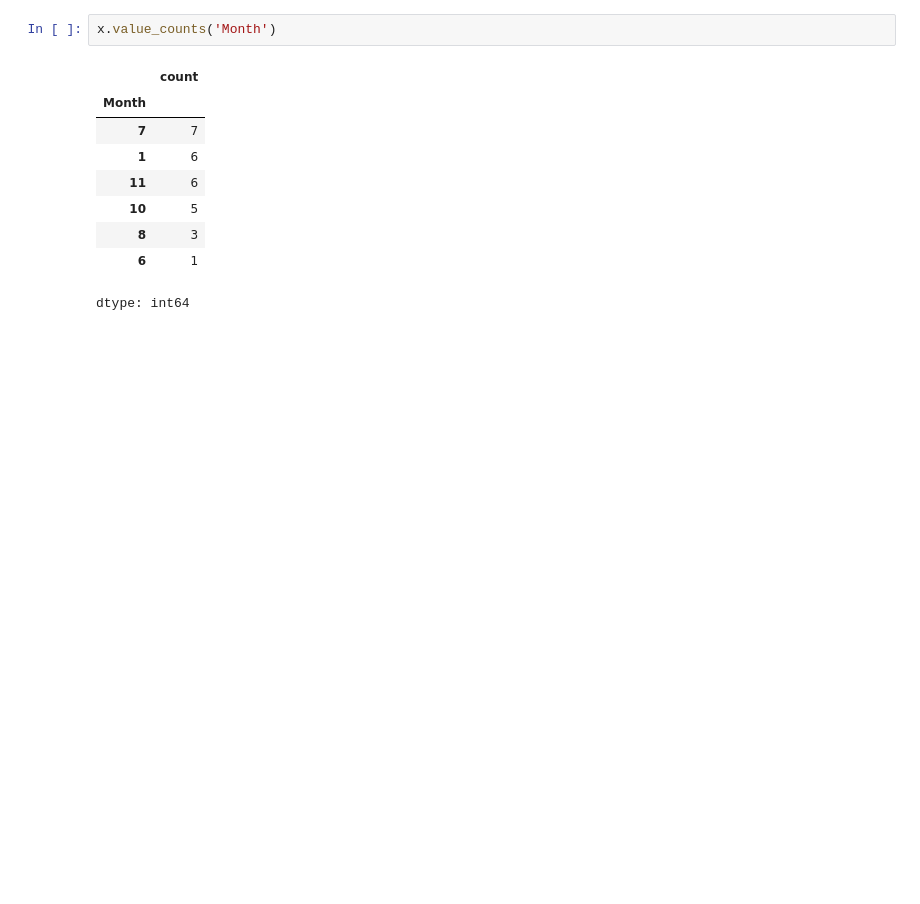
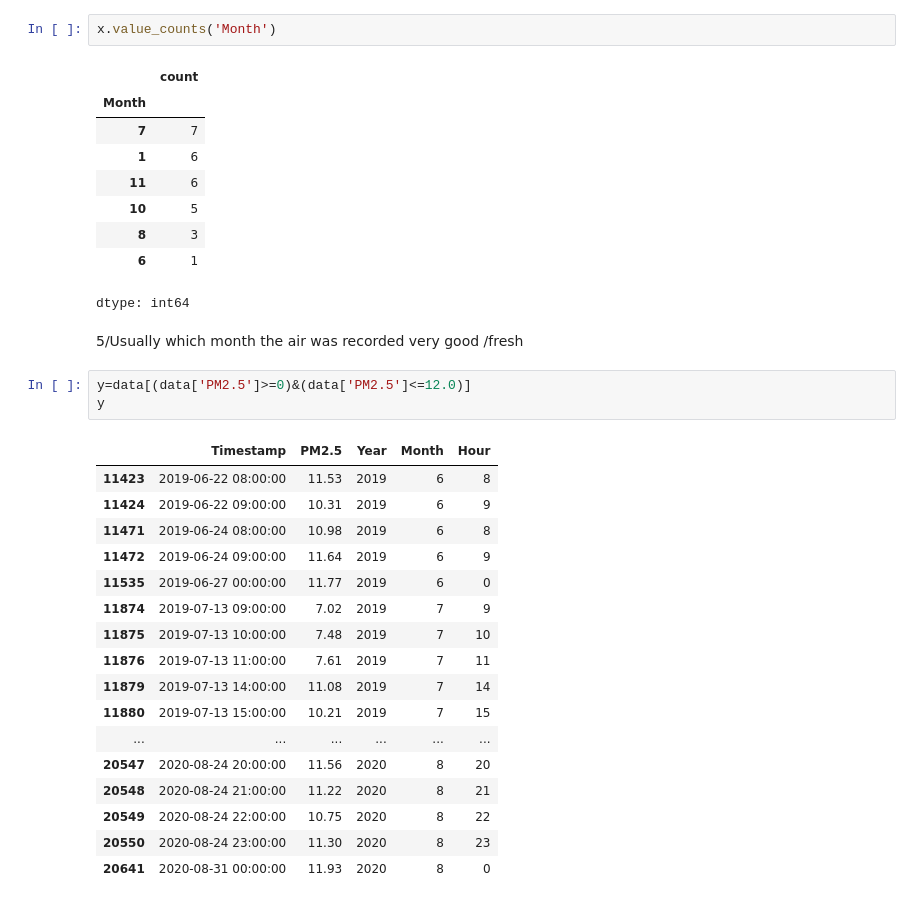
Before and after one commit to khodezatulk/small_project, a Jupyter notebook: air_quality.ipynb, the cells around one changed output. Cells and saved outputs as stored; diff of their text form; blank space fills up the shorter version.

```diff
--- a/air_quality.ipynb
+++ b/air_quality.ipynb
@@ -296,3 +301,26 @@ x.value_counts('Month')
 | 8 | 3 |
 | 6 | 1 |
 dtype: int64
+# %% [markdown]
+ 5/Usually which month the air was recorded very good /fresh
+# %%
+y=data[(data['PM2.5']>=0)&(data['PM2.5']<=12.0)]
+y
+# %% [output]
+|  | Timestamp | PM2.5 | Year | Month | Hour |
+| 11423 | 2019-06-22 08:00:00 | 11.53 | 2019 | 6 | 8 |
+| 11424 | 2019-06-22 09:00:00 | 10.31 | 2019 | 6 | 9 |
+| 11471 | 2019-06-24 08:00:00 | 10.98 | 2019 | 6 | 8 |
+| 11472 | 2019-06-24 09:00:00 | 11.64 | 2019 | 6 | 9 |
+| 11535 | 2019-06-27 00:00:00 | 11.77 | 2019 | 6 | 0 |
+| 11874 | 2019-07-13 09:00:00 | 7.02 | 2019 | 7 | 9 |
+| 11875 | 2019-07-13 10:00:00 | 7.48 | 2019 | 7 | 10 |
+| 11876 | 2019-07-13 11:00:00 | 7.61 | 2019 | 7 | 11 |
+| 11879 | 2019-07-13 14:00:00 | 11.08 | 2019 | 7 | 14 |
+| 11880 | 2019-07-13 15:00:00 | 10.21 | 2019 | 7 | 15 |
+| ... | ... | ... | ... | ... | ... |
+| 20547 | 2020-08-24 20:00:00 | 11.56 | 2020 | 8 | 20 |
+| 20548 | 2020-08-24 21:00:00 | 11.22 | 2020 | 8 | 21 |
+| 20549 | 2020-08-24 22:00:00 | 10.75 | 2020 | 8 | 22 |
+| 20550 | 2020-08-24 23:00:00 | 11.30 | 2020 | 8 | 23 |
+| 20641 | 2020-08-31 00:00:00 | 11.93 | 2020 | 8 | 0 |
```
Also changed, not shown: parts of 14 cells of this notebook.
